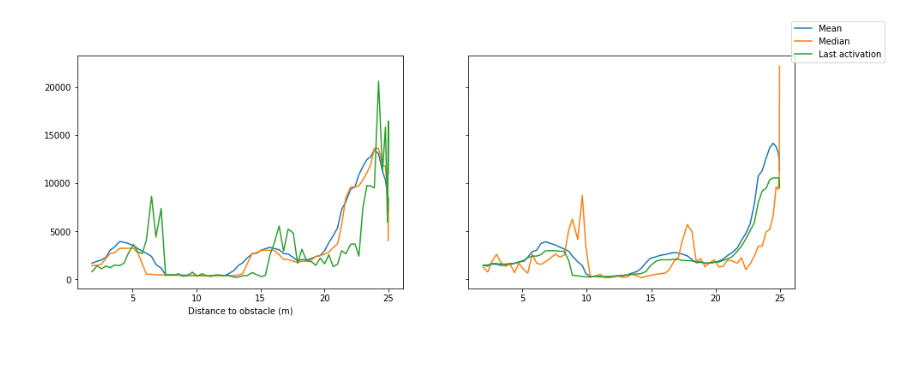
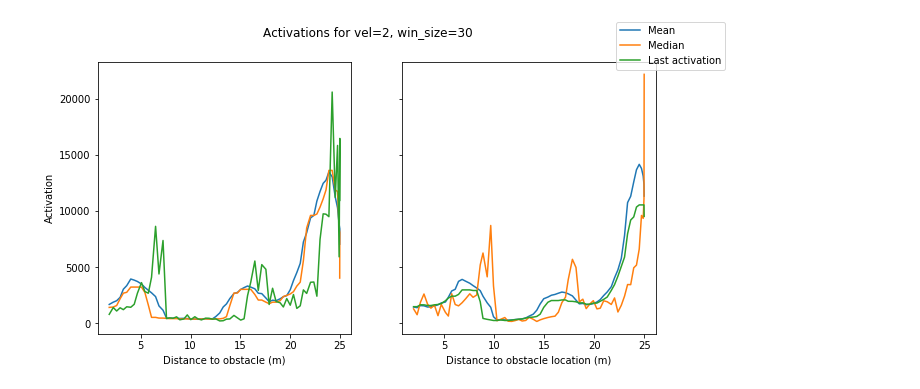
Before and after one commit to joanreyero/pyx4-avoidance, a Jupyter notebook: src/analytics/of-parameters/try.ipynb, the cells around one changed output. Saved outputs shown, nothing was run; the diff lists cells and outputs as text; code cells hidden in the pictures; blank space fills up the shorter version.

Commit message:
Improved plot

```diff
--- a/src/analytics/of-parameters/try.ipynb
+++ b/src/analytics/of-parameters/try.ipynb
@@ -27,25 +27,28 @@ data = [
 # %%
 
 for dic in data:
-    fig, axs = plt.subplots(1, 2, sharey=True, figsize=(15, 5))
+    fig, axs = plt.subplots(1, 2, sharey=True, figsize=(10, 5))
 
     for i, f in enumerate(dic['files']):
         df = pd.read_csv(f)
         df[ACT] = df[ACT].apply(clean_activations)
         means = df[ACT].apply(np.mean)
         medians = df[ACT].apply(np.median)
         last = df[ACT].apply(lambda a: a[-1])
         if i == 0:
             axs[i].plot(df[DIST], means, label='Mean')
             axs[i].plot(df[DIST], medians, label='Median')
             axs[i].plot(df[DIST], last, label='Last activation')
+            axs[i].set_title('Approachin')
         else:
             axs[i].plot(df[DIST], means)
             axs[i].plot(df[DIST], last)
             axs[i].plot(df[DIST], medians)
     fig.legend()
     axs[0].set_xlabel('Distance to obstacle (m)')
     axs[1].set_xlabel('Distance to obstacle location (m)')
-    axs[0].set_ylabel('Activati')
+    axs[0].set_ylabel('Activation')
+    fig.suptitle('Activations for vel=' + str(dic['vel']) + ', win_size=' + str(dic['win_size']))
+    fig.savefig('figures/0-of-activation-vel-' + str(dic['vel']) + '.pdf')
 # %% [output]
-[figure, old version]
+[figure, new version]
```
Also changed, not shown: 1 other file.
